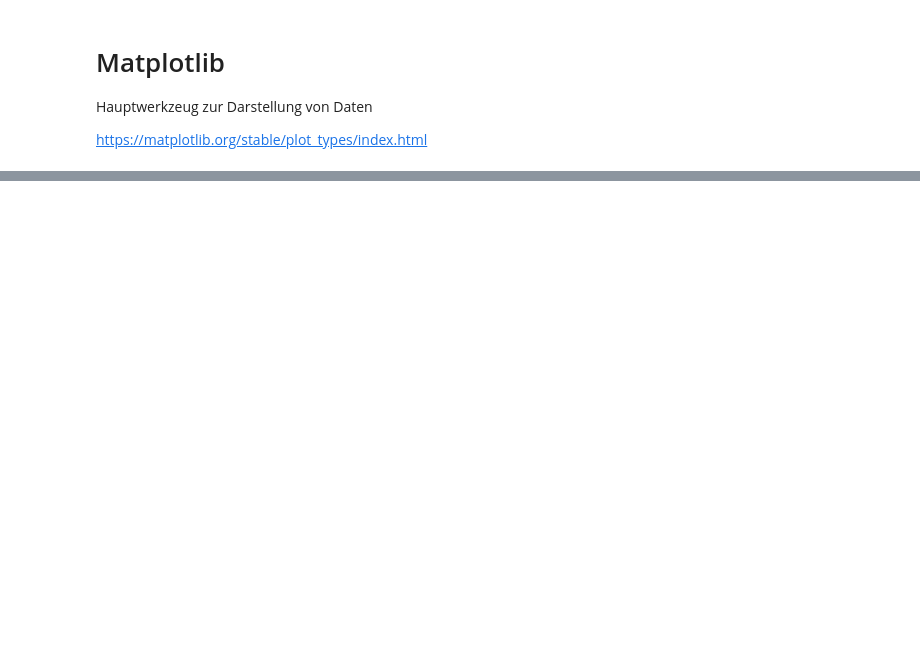
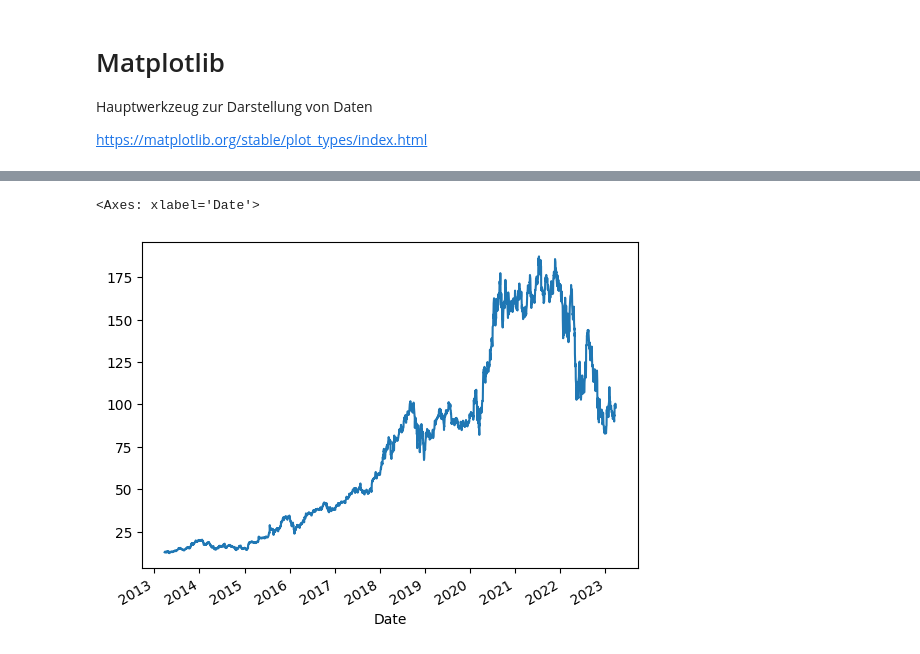
Before and after one commit to ppedvAG/Python-MachineLearningundVisualisierung-243656, a Jupyter notebook: M005.ipynb, the cells around one changed output, grey strips where cells are left out. Drawn from its saved outputs; the diff is of its cells as text; code cells hidden in the pictures; blank space fills up the shorter version.

```diff
--- a/M005.ipynb
+++ b/M005.ipynb
@@ -50,0 +53,5 @@ data.plot()
+# %%
+data["Open"].plot()
+# %% [output]
+<Axes: xlabel='Date'>
+[figure, added]
```
Also changed, not shown: parts of 31 cells of this notebook.
